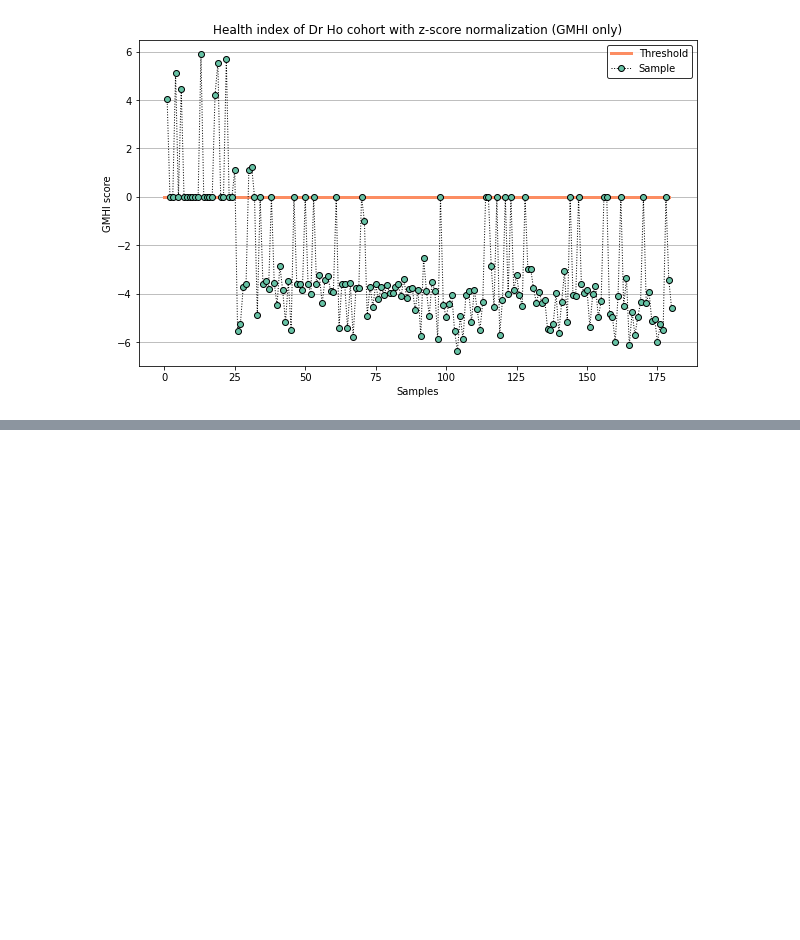
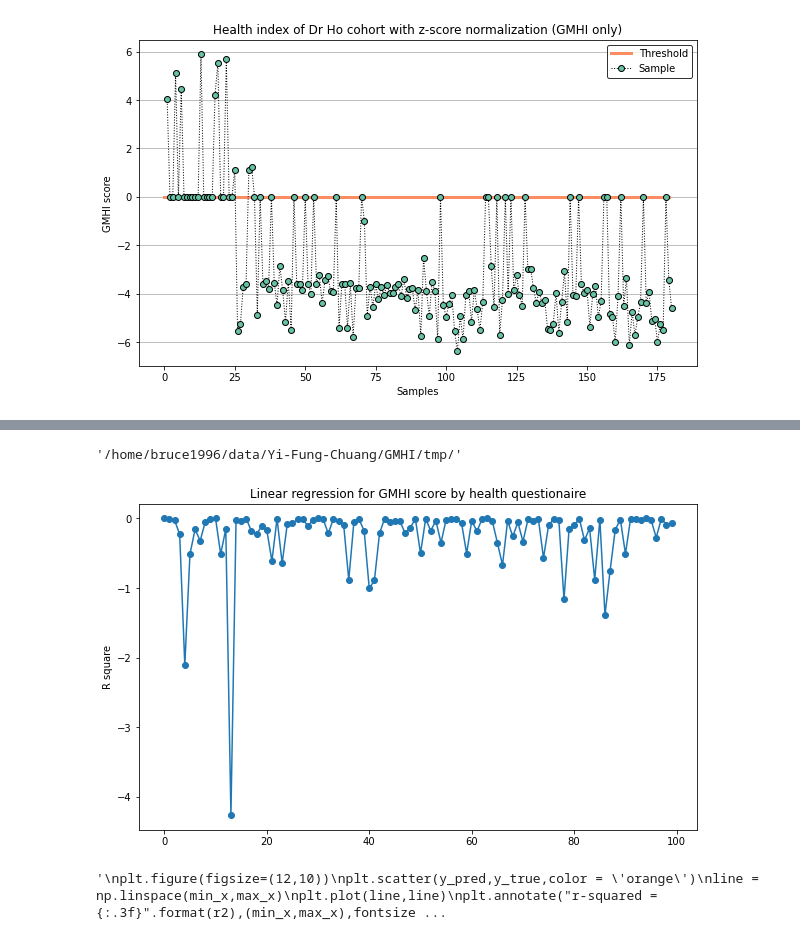
Before and after one commit to brucewu1996/Probiotics_signature, a Jupyter notebook: GMHI.ipynb, the cells around one changed output, grey strips where cells are left out. Saved outputs shown, nothing was run; the diff lists cells and outputs as text; code cells hidden in the pictures; blank space fills up the shorter version.

Commit message:
linear regression to GMHI by questionaire

```diff
--- a/GMHI.ipynb
+++ b/GMHI.ipynb
@@ -224,3 +227,6 @@ ocgmhi_plot(0,gmhi_z_score,'Sample',output_path +'/gmhi_score_of_dr_ho_z_score_n
 #ocgmhi_plot(0,health_ab_diff,'Sample',output_path +'/abundance_diff_of_dr_ho.png','Health-associated species abundance difference of Dr Ho cohort')
 # %% [output]
 [figure]
+# %%
+gmhi_df = pd.DataFrame({'Sample' : otu_tab.columns,'GMHI' : gmhi_z_score})
+gmhi_df.index = gmhi_df['Sample']
@@ -226,0 +254,3 @@ ocgmhi_plot(0,gmhi_z_score,'Sample',output_path +'/gmhi_score_of_dr_ho_z_score_n
+# %%
+health_q = health_q.drop(['身高','體重'],axis = 1)
+gmhi_subset = gmhi_df_subset['GMHI']
@@ -226,0 +262,47 @@ ocgmhi_plot(0,gmhi_z_score,'Sample',output_path +'/gmhi_score_of_dr_ho_z_score_n
+# %%
+encoder = OneHotEncoder(handle_unknown='ignore')
+encoder.fit(health_q)
+encoder.categories_
+one_hot_matrix = encoder.transform(health_q).toarray()
+# %%
+x = one_hot_matrix
+y = gmhi_subset.values
+linear_r = LinearRegression().fit(x, y)
+y_pred = linear_r.predict(x)
+# %%
+output_path
+# %% [output]
+'/home/bruce1996/data/Yi-Fung-Chuang/GMHI/tmp/'
+# %%
+r2_list = []
+for i in range(100) :
+    model = LinearRegression(fit_intercept=True)
+    x_train, x_test, y_train, y_test = train_test_split(x, y, test_size=0.10)
+    model.fit(x_train,y_train)
+    y_pred = model.predict(x_test)
+    y_true = y_test
+    #y_true = bmi_info['BMI'].values
+    max_x = max(y_pred.max(),y_true.max())
+    min_x = min(y_pred.min(),y_true.min())
+    r2_list.append(r2_score(y_pred,y_true))
+
+xx = np.arange(100)
+plt.figure(figsize=(10,6))
+plt.errorbar(x = xx ,y=r2_list,fmt = 'o-')
+plt.ylabel('R square')
+plt.title('Linear regression for GMHI score by health questionaire')
+plt.savefig(output_path + 'linear_regression_for_gmhi_by_health_questionaire_r2.png',dpi = 300)
+plt.show()
+'''
+plt.figure(figsize=(12,10))
+plt.scatter(y_pred,y_true,color = 'orange')
+line = np.linspace(min_x,max_x)
+plt.plot(line,line)
+plt.annotate("r-squared = {:.3f}".format(r2),(min_x,max_x),fontsize = 15)
+plt.xlabel('Predict value')
+plt.ylabel('True value')
+plt.show()
+'''
+# %% [output]
+[figure, added]
+'\nplt.figure(figsize=(12,10))\nplt.scatter(y_pred,y_true,color = \'orange\')\nline = np.linspace(min_x,max_x)\nplt.plot(line,line)\nplt.annotate("r-squared = {:.3f}".format(r2),(min_x,max_x),fontsize ...
```
Also changed, not shown: parts of 6 cells of this notebook, 1 other file.
